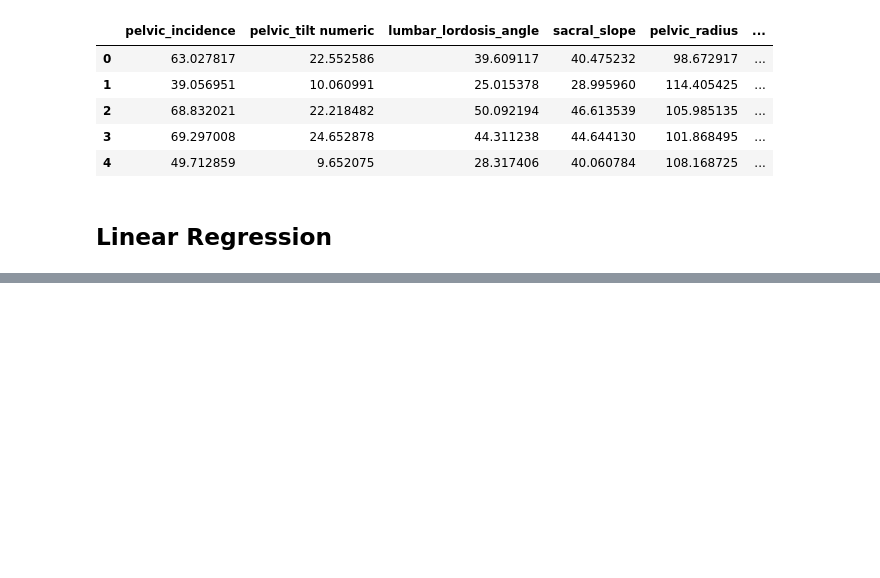
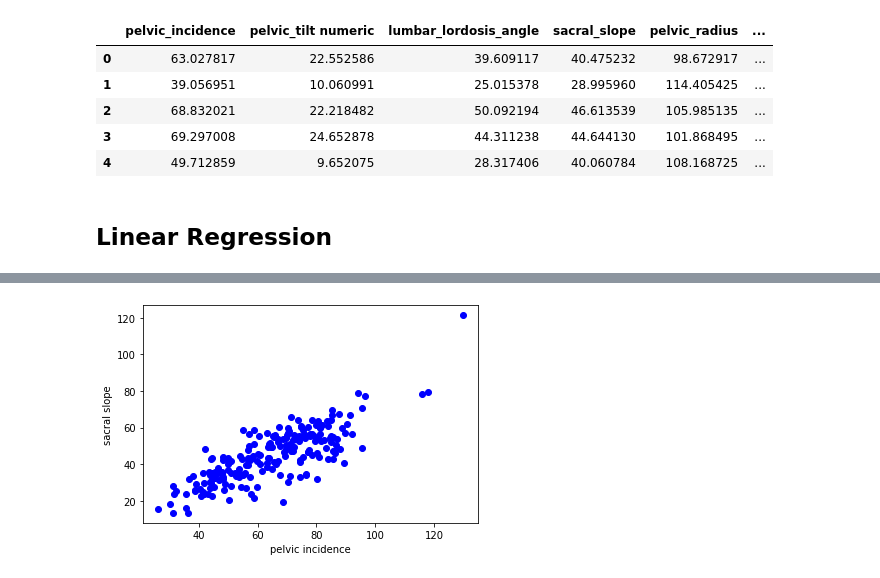
Before and after one commit to adoumadje/intro_mach_learning, a Jupyter notebook: homeWork/Regression1.ipynb, the cells around one changed output, grey strips where cells are left out. Cells and saved outputs as stored; diff of their text form; code cells hidden in the pictures; blank space fills up the shorter version.

```diff
--- a/homeWork/Regression1.ipynb
+++ b/homeWork/Regression1.ipynb
@@ -24,0 +177,8 @@ plt.scatter(x=x,y)
+# %%
+# Scatter data
+plt.scatter(x, y, color='b')
+plt.xlabel('pelvic incidence')
+plt.ylabel('sacral slope')
+plt.show()
+# %% [output]
+[figure, added]
```
Also changed, not shown: parts of 22 cells of this notebook, 1 other file.
